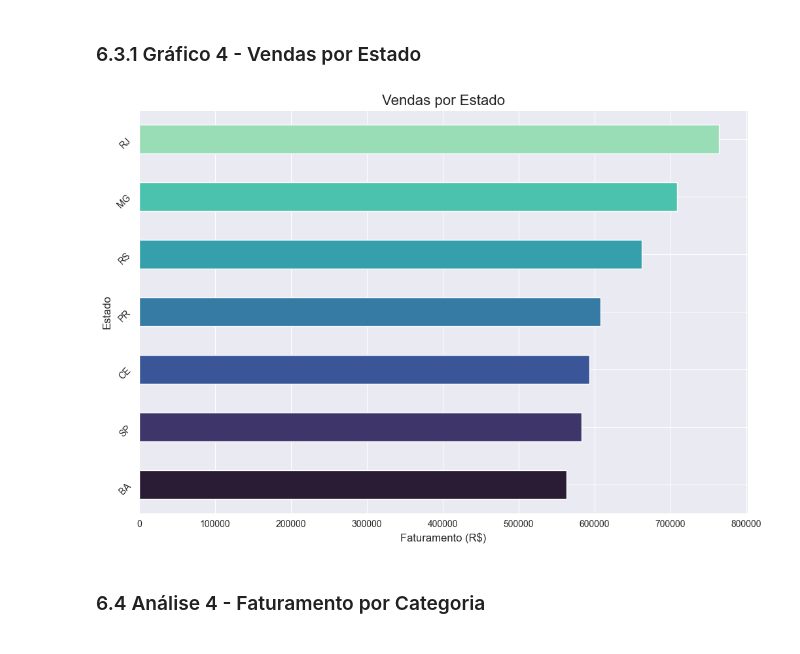
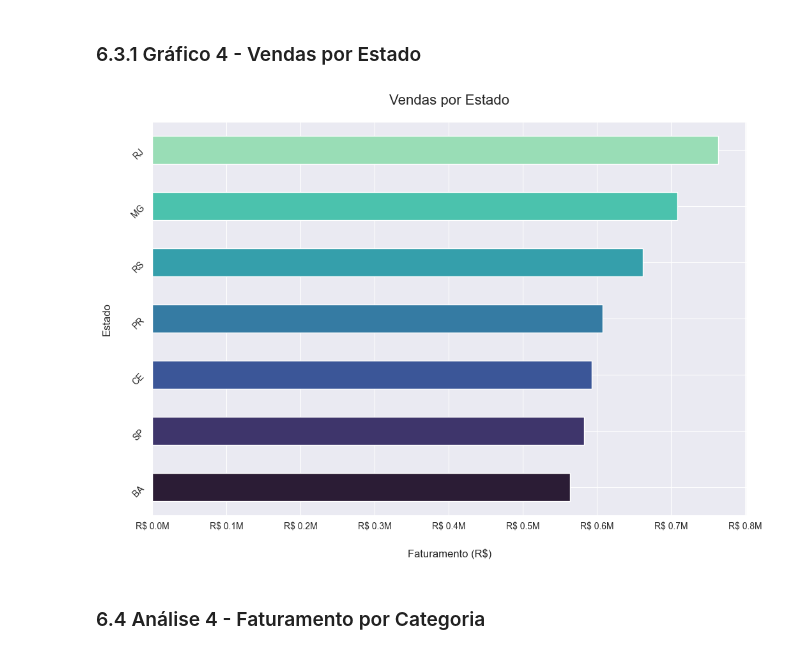
Before and after one commit to letambelli/dsa-python-fundamentos-da-linguagem-python-mini-projeto-1, a Jupyter notebook: main.ipynb, the cells around one changed output. Saved outputs shown, nothing was run; the diff lists cells and outputs as text; code cells hidden in the pictures.

```diff
--- a/main.ipynb
+++ b/main.ipynb
@@ -506,21 +506,25 @@ vendas_sorted = vendas_estado.sort_values(ascending=True)
 # %%
 plt.figure(figsize = (12,8))
 
-vendas_sorted.plot(
+ax = vendas_sorted.plot(
     kind = 'barh',
     color = sns.color_palette("mako", n_colors = len(vendas_sorted))
 )
 
-plt.title('Vendas por Estado', fontsize = 16)
+ax.xaxis.set_major_formatter(
+    mticker.FuncFormatter(lambda x, pos: f'R$ {x/1e6:,.1f}M')
+)
 
-plt.xlabel('Faturamento (R$)', fontsize = 12)
-plt.ylabel('Estado', fontsize = 12)
+plt.title('Vendas por Estado', fontsize = 16, pad = 20)
+
+plt.xlabel('Faturamento (R$)', fontsize = 12, labelpad = 20)
+plt.ylabel('Estado', fontsize = 12, labelpad = 20)
 
 plt.yticks(rotation = 45)
 
 plt.show()
 # %% [output]
-[figure, old version]
+[figure, new version]
 # %% [markdown]
 ### 6.4 Análise 4 - Faturamento por Categoria
 # %%
```
Also changed, not shown: 1 other file.
